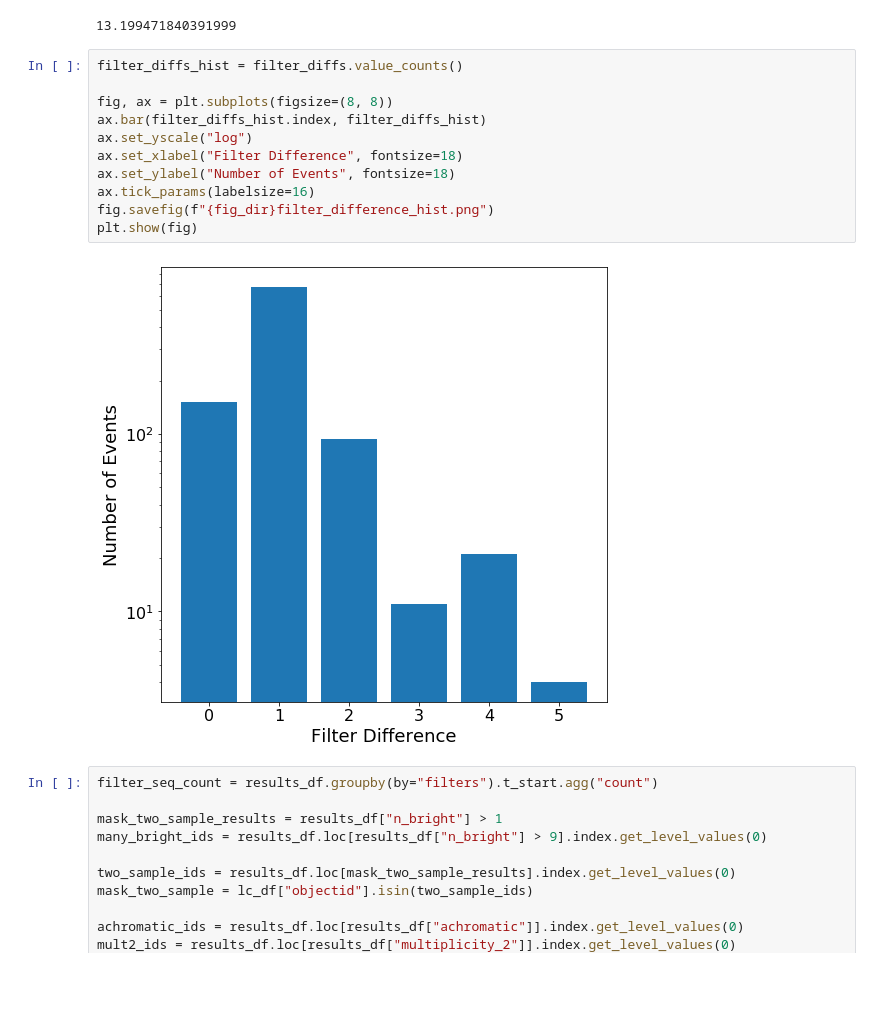
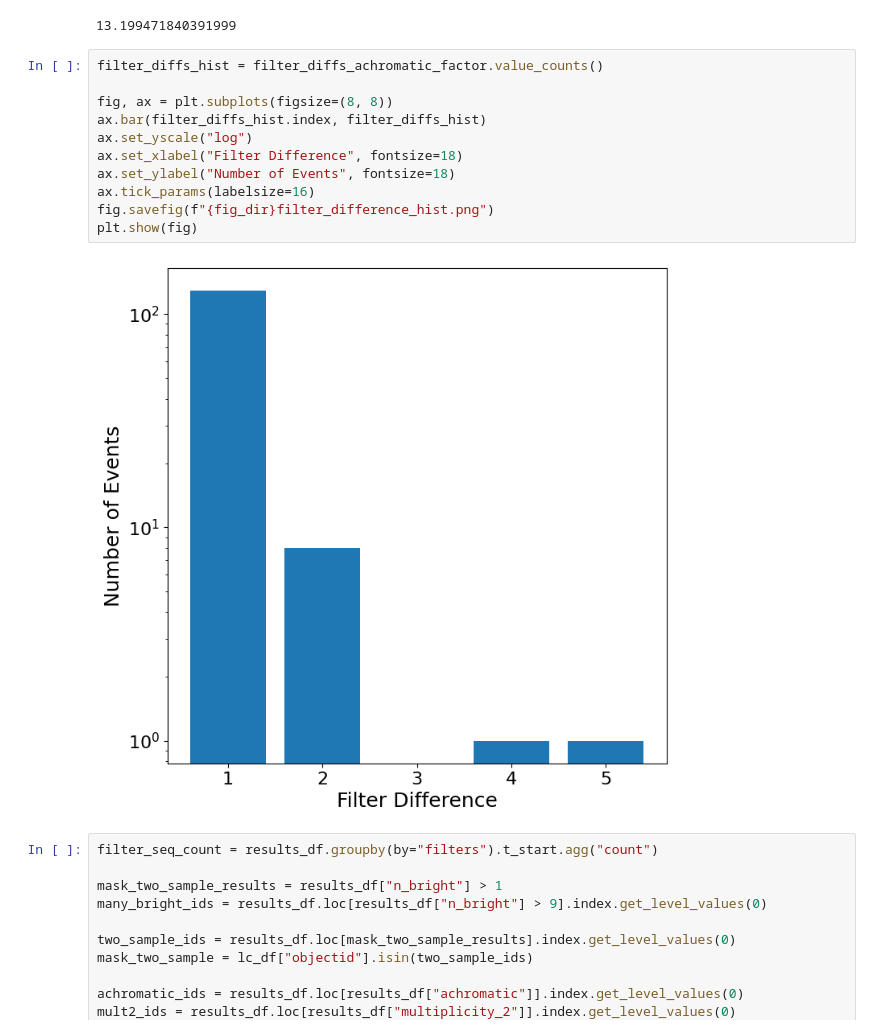
Before and after one commit to adriansh95/StringMicrolensing, a Jupyter notebook: analyze_nsc_lensing_candidates.ipynb, the cells around one changed output. Drawn from its saved outputs; the diff is of its cells as text; blank space fills up the shorter version.

```diff
--- a/analyze_nsc_lensing_candidates.ipynb
+++ b/analyze_nsc_lensing_candidates.ipynb
@@ -358,18 +621,18 @@ plt.show(fig)
 # %% [output]
 13.199471840391999
 # %%
-filter_diffs_hist = filter_diffs.value_counts()
+filter_diffs_hist = filter_diffs_achromatic_factor.value_counts()
 
 fig, ax = plt.subplots(figsize=(8, 8))
 ax.bar(filter_diffs_hist.index, filter_diffs_hist)
 ax.set_yscale("log")
 ax.set_xlabel("Filter Difference", fontsize=18)
 ax.set_ylabel("Number of Events", fontsize=18)
 ax.tick_params(labelsize=16)
 fig.savefig(f"{fig_dir}filter_difference_hist.png")
 plt.show(fig)
 # %% [output]
-[figure, old version]
+[figure, new version]
 # %%
 filter_seq_count = results_df.groupby(by="filters").t_start.agg("count")
 
```
Also changed, not shown: parts of 50 cells of this notebook, 1 other file.
